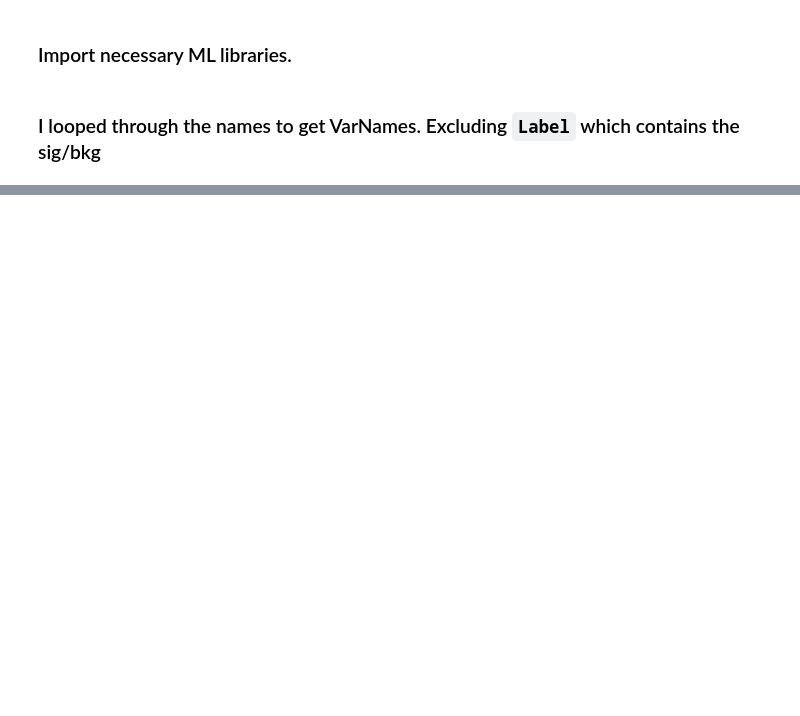
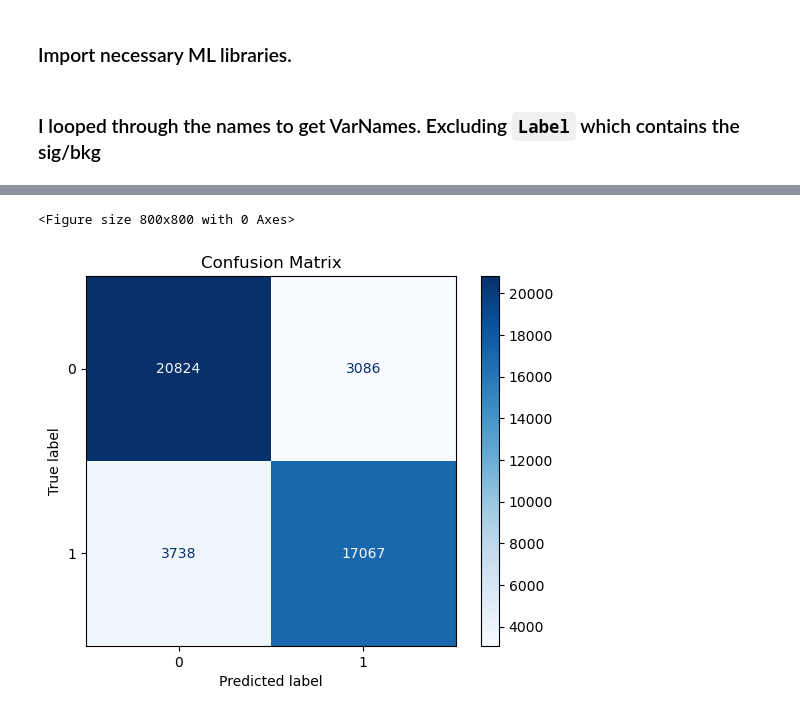
Before and after one commit to Bilalharoon/DATA3402FinalProject, a Jupyter notebook: DATA_3402_Rough_Draft.ipynb, the cells around one changed output, grey strips where cells are left out. Drawn from its saved outputs; the diff is of its cells as text; code cells hidden in the pictures; blank space fills up the shorter version.

```diff
--- a/DATA_3402_Rough_Draft.ipynb
+++ b/DATA_3402_Rough_Draft.ipynb
@@ -183,0 +172,18 @@ Invalid input shape for input Tensor("data:0", shape=(None, 31), dtype=float32).
+# %%
+y_scores = y_pred_dnn.flatten()
+
+# 2. Apply the threshold of 0.5 (Standard)
+# If the probability is >= 0.5, classify as 1 (Signal); otherwise, classify as 0 (Background)
+threshold = 0.5
+y_pred = (y_scores >= threshold).astype(int)
+cm = confusion_matrix(y_test, y_pred)
+disp = ConfusionMatrixDisplay(confusion_matrix=cm, display_labels=['0', '1'])
+
+plt.figure(figsize=(8, 8))
+disp.plot(cmap=plt.cm.Blues)
+plt.title('Confusion Matrix')
+plt.grid(False)
+plt.show()
+# %% [output]
+<Figure size 800x800 with 0 Axes>
+[figure, added]
```
Also changed, not shown: parts of 18 cells of this notebook.
